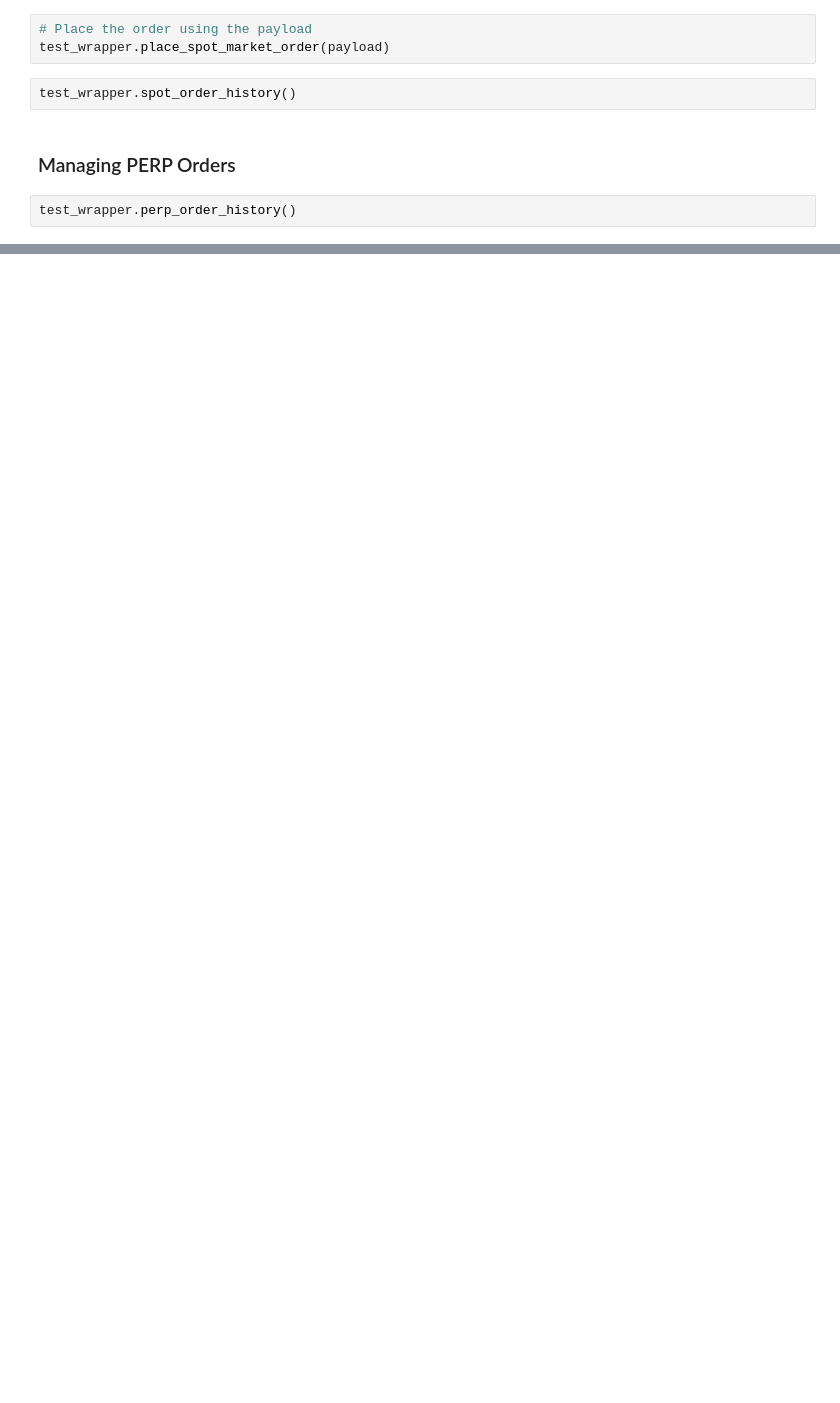
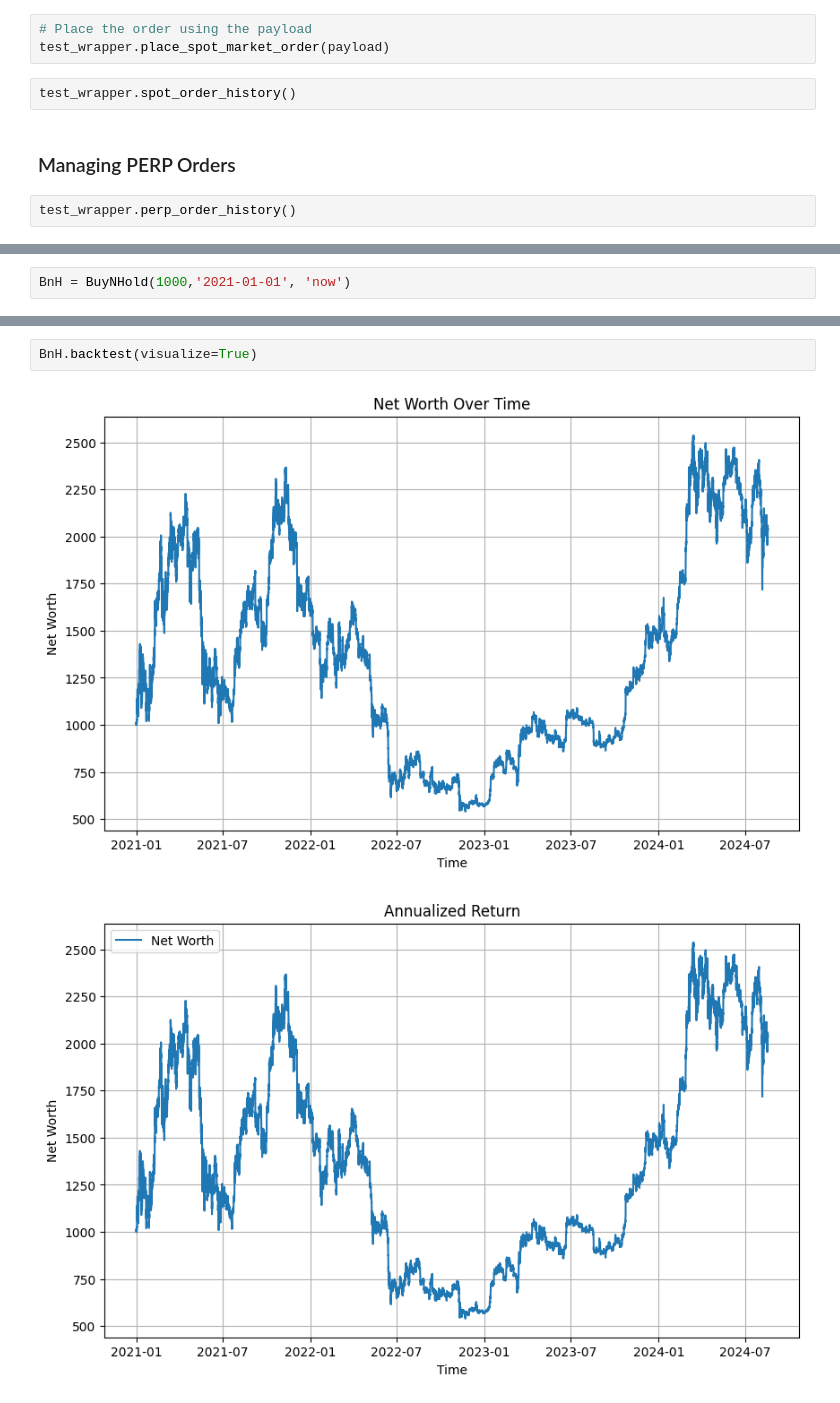
Before and after one commit to valterebelo/AlphaTraderSystem, a Jupyter notebook: alpha_trader/src/pybit.ipynb, the cells around one changed output, grey strips where cells are left out. Saved outputs shown, nothing was run; the diff lists cells and outputs as text; blank space fills up the shorter version.

```diff
--- a/alpha_trader/src/pybit.ipynb
+++ b/alpha_trader/src/pybit.ipynb
@@ -399,0 +386,2 @@ test_wrapper.transaction_log().iloc[:,1:15]
+# %%
+BnH = BuyNHold(1000,'2021-01-01', 'now')
@@ -399,0 +407,5 @@ test_wrapper.transaction_log().iloc[:,1:15]
+# %%
+BnH.backtest(visualize=True)
+# %% [output]
+[figure, added]
+[figure, added]
```
Also changed, not shown: parts of 16 cells of this notebook, 4 other files.
